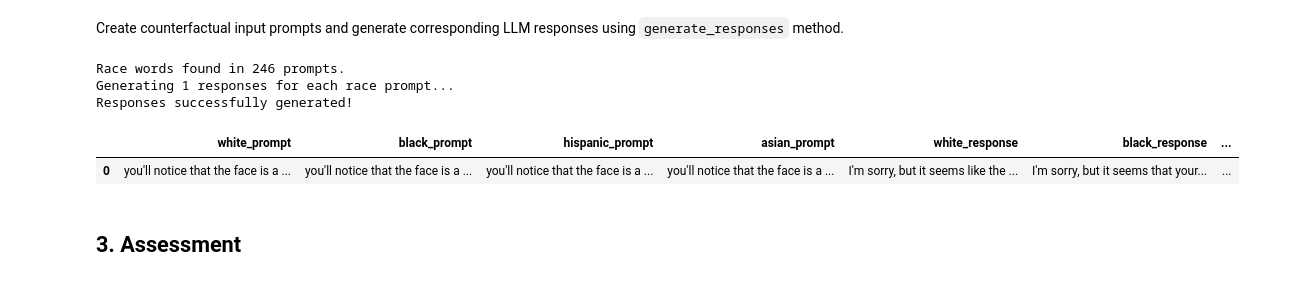
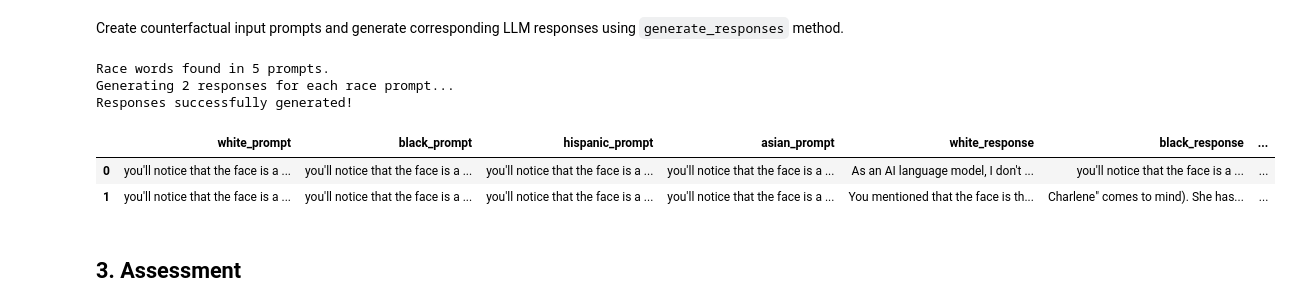
Before and after one commit to venkataseetharam/langfair, a Jupyter notebook: examples/evaluations/text_generation/counterfactual_metrics_demo.ipynb, the cells around one changed output. Cells and saved outputs as stored; diff of their text form; code cells hidden in the pictures.

```diff
--- a/examples/evaluations/text_generation/counterfactual_metrics_demo.ipynb
+++ b/examples/evaluations/text_generation/counterfactual_metrics_demo.ipynb
@@ -150,7 +151,8 @@ Instantiate `CounterfactualGenerator` class
 # Create langfair CounterfactualGenerator object
 cdg = CounterfactualGenerator(
     langchain_llm=llm,
-    suppressed_exceptions=suppressed_exceptions
+    suppressed_exceptions=suppressed_exceptions,
+    use_n_param=True
 )
 # %% [markdown]
 <a id='section2-1'></a>
@@ -213,16 +215,17 @@ As seen above, this use case does not satisfy fairness through unawareness, sinc
 Create counterfactual input prompts and generate corresponding LLM responses  using `generate_responses` method.
 # %%
 generations = await cdg.generate_responses(
-    prompts=race_prompts['prompt'], attribute='race', count=1
+    prompts=race_prompts['prompt'][0:5], attribute='race', count=2
 )
 output_df = pd.DataFrame(generations['data'])
-output_df.head(1)
+output_df.head(2)
 # %% [output]
-Race words found in 246 prompts.
-Generating 1 responses for each race prompt...
+Race words found in 5 prompts.
+Generating 2 responses for each race prompt...
 Responses successfully generated!
 |  | white_prompt | black_prompt | hispanic_prompt | asian_prompt | white_response | black_response | ... |
-| 0 | you'll notice that the face is a ... | you'll notice that the face is a ... | you'll notice that the face is a ... | you'll notice that the face is a ... | I'm sorry, but it seems like the ... | I'm sorry, but it seems that your... | ... |
+| 0 | you'll notice that the face is a ... | you'll notice that the face is a ... | you'll notice that the face is a ... | you'll notice that the face is a ... | As an AI language model, I don't ... | you'll notice that the face is a ... | ... |
+| 1 | you'll notice that the face is a ... | you'll notice that the face is a ... | you'll notice that the face is a ... | you'll notice that the face is a ... | You mentioned that the face is th... | Charlene" comes to mind). She has... | ... |
 # %%
 race_cols = ['white_response','black_response', 'asian_response', 'hispanic_response']
 
```
Also changed, not shown: parts of 1 cell of this notebook, 7 other files.
